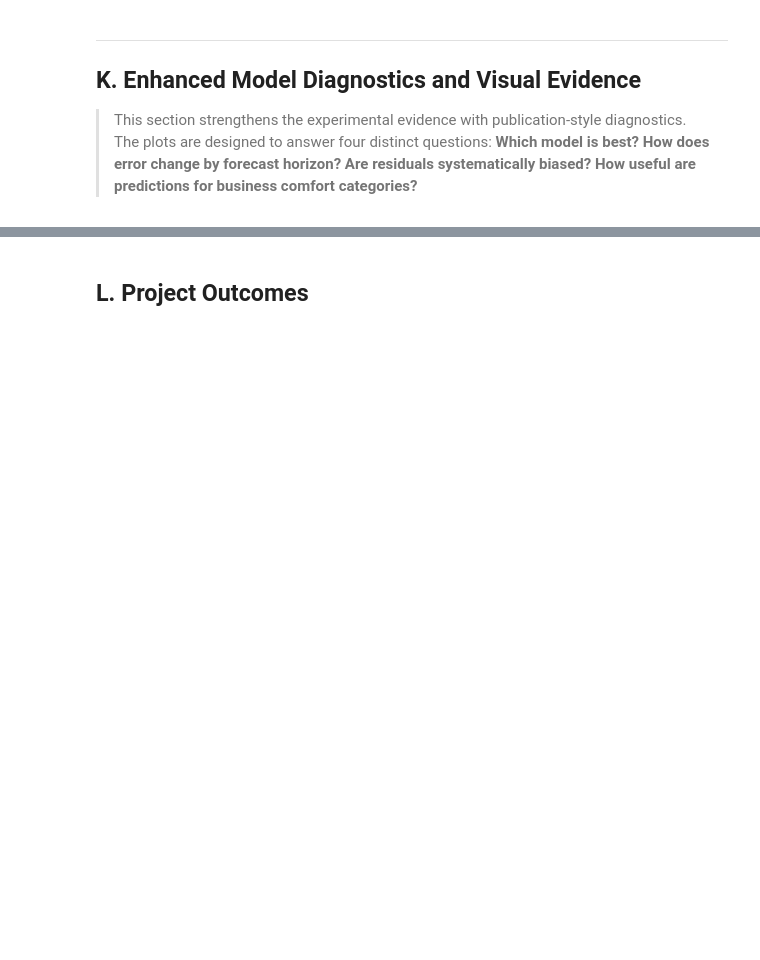
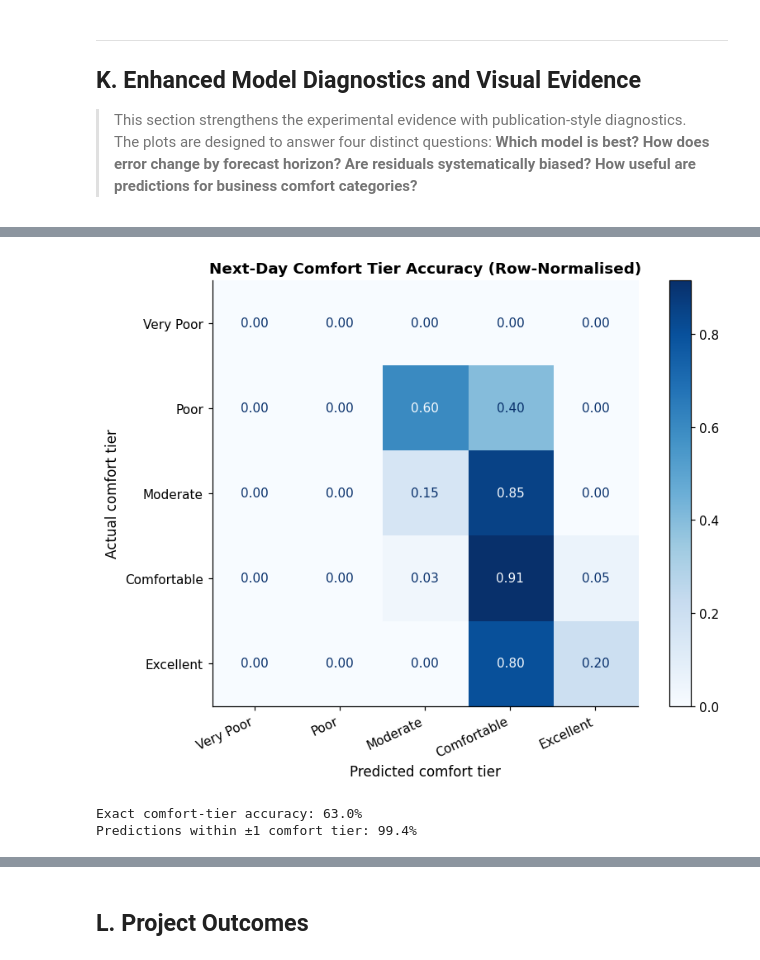
Before and after one commit to 16aryan/36120-26SP-AT2-26040826-experiments, a Jupyter notebook: notebooks/comfort_climate/36120_26SP_AT2_26040826_comfort_climate_experiment.ipynb, the cells around one changed output, grey strips where cells are left out. Saved outputs shown, nothing was run; the diff lists cells and outputs as text; code cells hidden in the pictures; blank space fills up the shorter version.

```diff
--- a/notebooks/comfort_climate/36120_26SP_AT2_26040826_comfort_climate_experiment.ipynb
+++ b/notebooks/comfort_climate/36120_26SP_AT2_26040826_comfort_climate_experiment.ipynb
@@ -904,6 +1126,7 @@ df["is_rainy"] = (df["precipitation"] >= 1.0).astype(int)
 df["dry_streak"] = df["is_rainy"].eq(0).astype(int).groupby(
     df["is_rainy"].eq(1).cumsum()
 ).cumsum().shift(1).fillna(0)
+df['dry_streak_days'] = df['dry_streak']
 
 # Final modelling feature set: all engineered columns now exist.
 engineered_features = [
@@ -1666,26 +2121,32 @@ plt.show()
 # %%
 # K.4 Operational usefulness — comfort-tier confusion matrix for the next-day forecast
 from sklearn.metrics import confusion_matrix, ConfusionMatrixDisplay
 
 tier_labels = ["Very Poor", "Poor", "Moderate", "Comfortable", "Excellent"]
 true_codes = pd.cut(y_test["target_cci_h1"], bins=[-np.inf,20,40,60,80,np.inf], labels=False)
 pred_codes = pd.cut(test_preds[:, 0], bins=[-np.inf,20,40,60,80,np.inf], labels=False)
 cm = confusion_matrix(true_codes, pred_codes, labels=range(5), normalize="true")
 
 fig, ax = plt.subplots(figsize=(8, 6))
 disp = ConfusionMatrixDisplay(confusion_matrix=cm, display_labels=tier_labels)
 disp.plot(ax=ax, cmap="Blues", values_format=".2f", colorbar=True)
 ax.set_title("Next-Day Comfort Tier Accuracy (Row-Normalised)", fontweight="bold")
 ax.set_xlabel("Predicted comfort tier")
 ax.set_ylabel("Actual comfort tier")
 plt.xticks(rotation=25, ha="right")
 plt.tight_layout()
 plt.show()
 
 exact_tier_accuracy = np.mean(np.asarray(true_codes) == np.asarray(pred_codes))
 within_one_tier = np.mean(np.abs(np.asarray(true_codes) - np.asarray(pred_codes)) <= 1)
 print(f"Exact comfort-tier accuracy: {exact_tier_accuracy:.1%}")
 print(f"Predictions within ±1 comfort tier: {within_one_tier:.1%}")
+
+tier_acc = exact_tier_accuracy
+# %% [output]
+[figure, added]
+Exact comfort-tier accuracy: 63.0%
+Predictions within ±1 comfort tier: 99.4%
 # %%
 # K.5 High-level evidence summary generated directly from measured holdout results
 best_by_rmse = comparison_plot.mean().sort_values().index[0]
```
Also changed, not shown: parts of 100 cells of this notebook, 9 other files.
